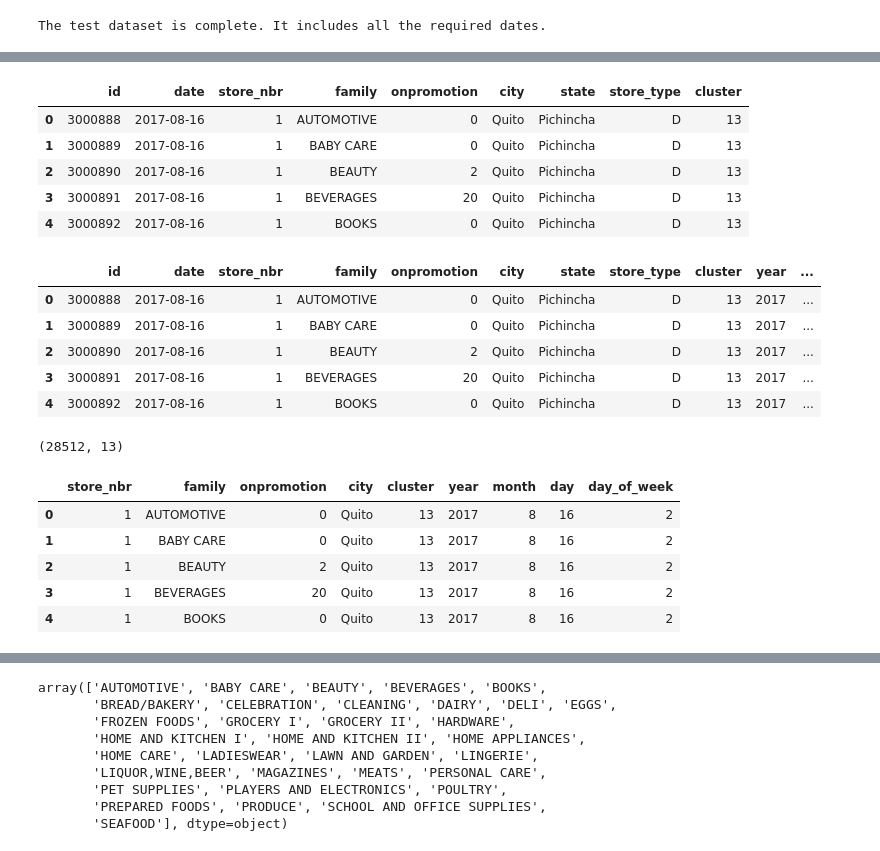
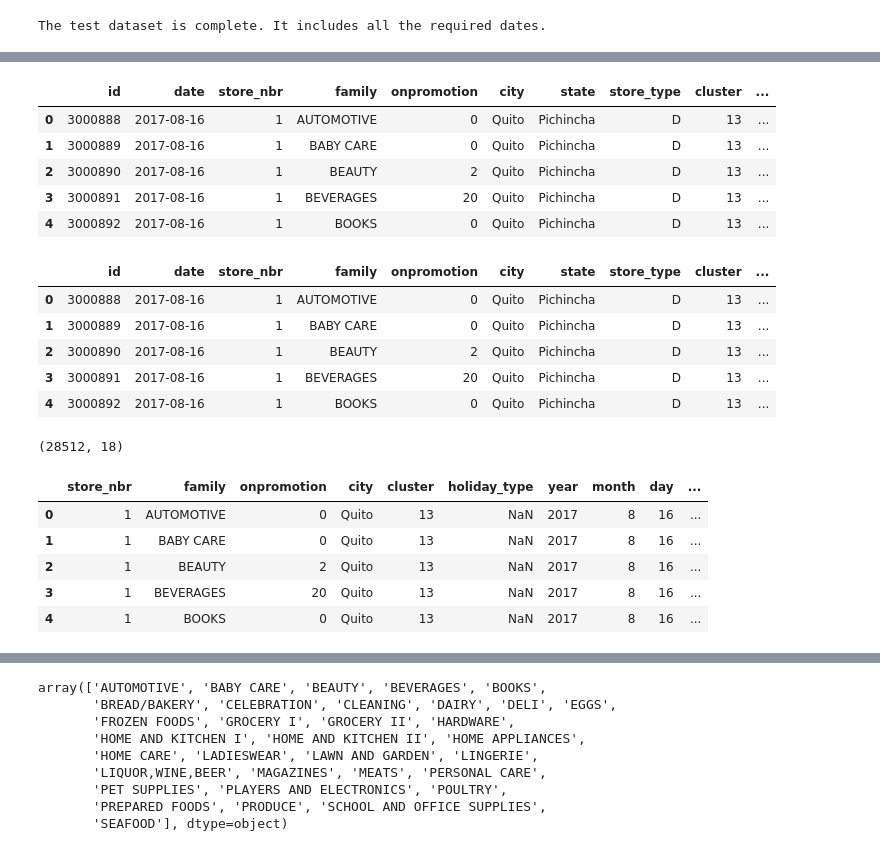
Before and after one commit to kovisha/TimeSeriesADM, a Jupyter notebook: test-modified.ipynb, the cells around one changed output, grey strips where cells are left out. Drawn from its saved outputs; the diff is of its cells as text; code cells hidden in the pictures.

```diff
--- a/test-modified.ipynb
+++ b/test-modified.ipynb
@@ -35,12 +35,12 @@ import warnings
 
 warnings.filterwarnings("ignore")
 # %%
-train_df = pd.read_csv("store-sales-time-series-forecasting/train.csv")
-test_df = pd.read_csv("store-sales-time-series-forecasting/test.csv")
-stores_df = pd.read_csv("store-sales-time-series-forecasting/stores.csv")
-oil_df = pd.read_csv("store-sales-time-series-forecasting/oil.csv")
-holidays_events_df = pd.read_csv("store-sales-time-series-forecasting/holidays_events.csv")
-transactions_df = pd.read_csv("store-sales-time-series-forecasting/transactions.csv")
+train_df = pd.read_csv("data/store-sales-time-series-forecasting/train.csv")
+test_df = pd.read_csv("data/store-sales-time-series-forecasting/test.csv")
+stores_df = pd.read_csv("data/store-sales-time-series-forecasting/stores.csv")
+oil_df = pd.read_csv("data/store-sales-time-series-forecasting/oil.csv")
+holidays_events_df = pd.read_csv("data/store-sales-time-series-forecasting/holidays_events.csv")
+transactions_df = pd.read_csv("data/store-sales-time-series-forecasting/transactions.csv")
 # %%
 # Converting the 'date' column in the datasets to datetime format
 # Train dataset
@@ -109,10 +109,10 @@ merged_df_test = test_df.merge(stores_df, on='store_nbr', how='left')
 # merged_df2 = merged_df_test.merge(transactions_df, on=['date', 'store_nbr'], how='left')
 
 # # Merge merged_df2 with holidays_events_df based on 'date' column
-# merged_df3_test = merged_df2.merge(holidays_events_df, on='date', how='left')
+merged_df_test = merged_df_test.merge(holidays_events_df, on='date', how='left')
 
 # # Merge merged_df3 with oil_df based on 'date' column
 # merged_df4_test = merged_df3_test.merge(oil_df, on='date', how='left')
 
 # # View the first five rows of the merged dataset
-# merged_df.head()
+merged_df_test.head()
@@ -151,14 +126,14 @@ memory usage: 2.2+ MB
 # %%
 # Renaming the columns with the appropriate names
-merged_df_test = merged_df_test.rename(columns={"type": "store_type"})
+merged_df_test = merged_df_test.rename(columns={"type_x": "store_type", "type_y": "holiday_type"})
 merged_df_test.head()
 # %% [output]
-|  | id | date | store_nbr | family | onpromotion | city | state | store_type | cluster |
-| 0 | 3000888 | 2017-08-16 | 1 | AUTOMOTIVE | 0 | Quito | Pichincha | D | 13 |
-| 1 | 3000889 | 2017-08-16 | 1 | BABY CARE | 0 | Quito | Pichincha | D | 13 |
-| 2 | 3000890 | 2017-08-16 | 1 | BEAUTY | 2 | Quito | Pichincha | D | 13 |
-| 3 | 3000891 | 2017-08-16 | 1 | BEVERAGES | 20 | Quito | Pichincha | D | 13 |
-| 4 | 3000892 | 2017-08-16 | 1 | BOOKS | 0 | Quito | Pichincha | D | 13 |
+|  | id | date | store_nbr | family | onpromotion | city | state | store_type | cluster | ... |
+| 0 | 3000888 | 2017-08-16 | 1 | AUTOMOTIVE | 0 | Quito | Pichincha | D | 13 | ... |
+| 1 | 3000889 | 2017-08-16 | 1 | BABY CARE | 0 | Quito | Pichincha | D | 13 | ... |
+| 2 | 3000890 | 2017-08-16 | 1 | BEAUTY | 2 | Quito | Pichincha | D | 13 | ... |
+| 3 | 3000891 | 2017-08-16 | 1 | BEVERAGES | 20 | Quito | Pichincha | D | 13 | ... |
+| 4 | 3000892 | 2017-08-16 | 1 | BOOKS | 0 | Quito | Pichincha | D | 13 | ... |
 # %%
 merged_df_test['date'] = pd.to_datetime(merged_df_test['date'])
 merged_df_test['year'] = merged_df_test['date'].dt.year
@@ -170,28 +145,28 @@ merged_df_test['day_of_week'] = merged_df_test['date'].dt.dayofweek
 # %%
 merged_df_test.head()
 # %% [output]
-|  | id | date | store_nbr | family | onpromotion | city | state | store_type | cluster | year | ... |
-| 0 | 3000888 | 2017-08-16 | 1 | AUTOMOTIVE | 0 | Quito | Pichincha | D | 13 | 2017 | ... |
-| 1 | 3000889 | 2017-08-16 | 1 | BABY CARE | 0 | Quito | Pichincha | D | 13 | 2017 | ... |
-| 2 | 3000890 | 2017-08-16 | 1 | BEAUTY | 2 | Quito | Pichincha | D | 13 | 2017 | ... |
-| 3 | 3000891 | 2017-08-16 | 1 | BEVERAGES | 20 | Quito | Pichincha | D | 13 | 2017 | ... |
-| 4 | 3000892 | 2017-08-16 | 1 | BOOKS | 0 | Quito | Pichincha | D | 13 | 2017 | ... |
+|  | id | date | store_nbr | family | onpromotion | city | state | store_type | cluster | ... |
+| 0 | 3000888 | 2017-08-16 | 1 | AUTOMOTIVE | 0 | Quito | Pichincha | D | 13 | ... |
+| 1 | 3000889 | 2017-08-16 | 1 | BABY CARE | 0 | Quito | Pichincha | D | 13 | ... |
+| 2 | 3000890 | 2017-08-16 | 1 | BEAUTY | 2 | Quito | Pichincha | D | 13 | ... |
+| 3 | 3000891 | 2017-08-16 | 1 | BEVERAGES | 20 | Quito | Pichincha | D | 13 | ... |
+| 4 | 3000892 | 2017-08-16 | 1 | BOOKS | 0 | Quito | Pichincha | D | 13 | ... |
 # %%
 merged_df_test.shape
 # %% [output]
-(28512, 13)
+(28512, 18)
 # %%
-columns_to_drop = ['date','id', 'store_type', 'state']
+columns_to_drop = ['date','id', 'locale', 'locale_name', 'description', 'store_type', 'transferred', 'state']
 merged_df_test = merged_df_test.drop(columns=columns_to_drop)
 
 merged_df_test.head()
 # %% [output]
-|  | store_nbr | family | onpromotion | city | cluster | year | month | day | day_of_week |
-| 0 | 1 | AUTOMOTIVE | 0 | Quito | 13 | 2017 | 8 | 16 | 2 |
-| 1 | 1 | BABY CARE | 0 | Quito | 13 | 2017 | 8 | 16 | 2 |
-| 2 | 1 | BEAUTY | 2 | Quito | 13 | 2017 | 8 | 16 | 2 |
-| 3 | 1 | BEVERAGES | 20 | Quito | 13 | 2017 | 8 | 16 | 2 |
-| 4 | 1 | BOOKS | 0 | Quito | 13 | 2017 | 8 | 16 | 2 |
+|  | store_nbr | family | onpromotion | city | cluster | holiday_type | year | month | day | ... |
+| 0 | 1 | AUTOMOTIVE | 0 | Quito | 13 | NaN | 2017 | 8 | 16 | ... |
+| 1 | 1 | BABY CARE | 0 | Quito | 13 | NaN | 2017 | 8 | 16 | ... |
+| 2 | 1 | BEAUTY | 2 | Quito | 13 | NaN | 2017 | 8 | 16 | ... |
+| 3 | 1 | BEVERAGES | 20 | Quito | 13 | NaN | 2017 | 8 | 16 | ... |
+| 4 | 1 | BOOKS | 0 | Quito | 13 | NaN | 2017 | 8 | 16 | ... |
 # %%
 merged_df_test.shape
 # %% [output]
```
Also changed, not shown: parts of 15 cells of this notebook, 3 other files.
